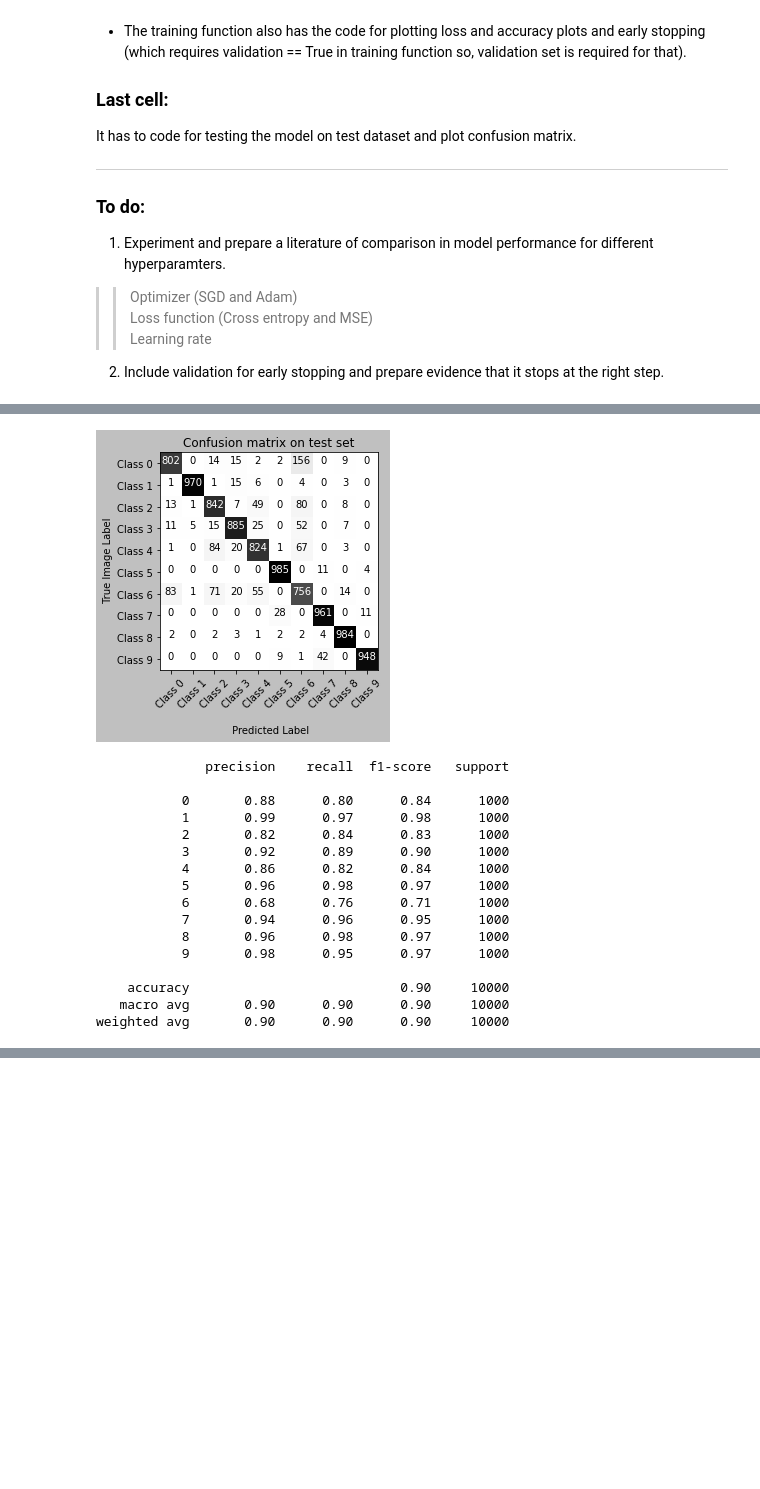
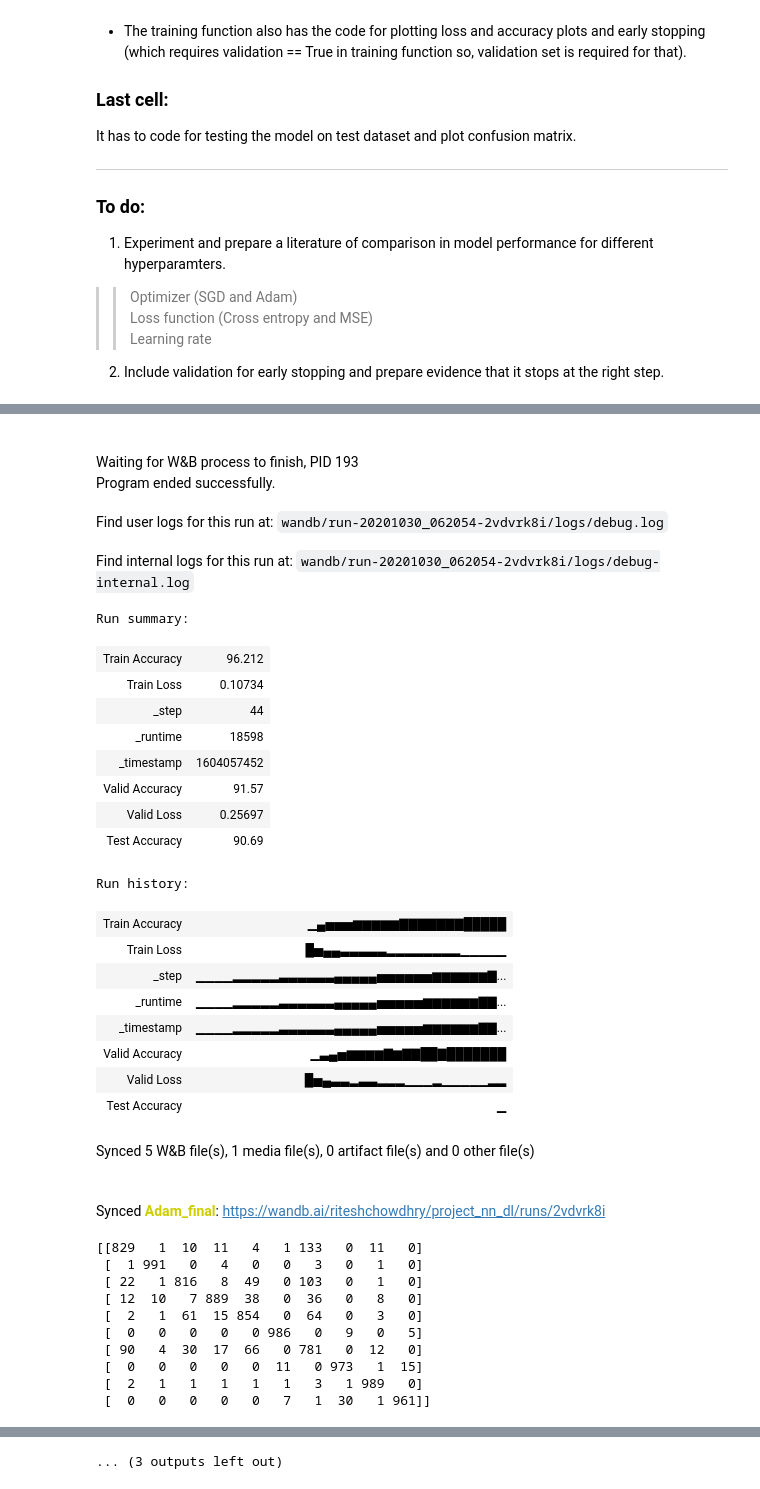
Before and after one commit to Akl2/FashionMNIST_EEL6814_P1, a Jupyter notebook: CNN_Model_Project_NN&DL.ipynb, the cells around one changed output, grey strips where cells are left out. Saved outputs shown, nothing was run; the diff lists cells and outputs as text; code cells hidden in the pictures; blank space fills up the shorter version.

```diff
--- a/CNN_Model_Project_NN&DL.ipynb
+++ b/CNN_Model_Project_NN&DL.ipynb
@@ -284,10 +393,15 @@ def prediction(test_dataloader, model):
 trans = transforms.Compose([transforms.ToTensor(), transforms.Normalize((0.5,), (0.5,))])
 
 path_data = "/content"
+validation_status = True
 
-# MNIST dataset
+# FashionMNIST dataset
 train_dataset = datasets.FashionMNIST(root=path_data, train=True, transform=trans, download=True)
-test_dataset = datasets.FashionMNIST(root=path_data, train=False, transform=trans)
+test_dataset = datasets.FashionMNIST(root=path_data, train=False, transform=trans, download=True)
+
+if(validation_status == True):
+  train_dataset, val_dataset = torch.utils.data.random_split(train_dataset, [50000, 10000])
+  # train_dataset, val_dataset= train_test_split(train_dataset, test_size=0.1, stratify = train_dataset)
 # %% [output]
 Downloading http://fashion-mnist.s3-website.eu-central-1.amazonaws.com/train-images-idx3-ubyte.gz to /content/FashionMNIST/raw/train-images-idx3-ubyte.gz
 Extracting /content/FashionMNIST/raw/train-images-idx3-ubyte.gz to /content/FashionMNIST/raw
@@ -363,12 +561,15 @@ Time elapsed:  7.70459676583608  minutes
 # %%
 # Testing cell
 # Confusion matrix plot and some other metrics like recall, precision and accuracy.
-
+flag_wandb_log_status = True
 b_s = test_loader.batch_size
 length_loader = len(test_loader)
-prediction_dataset, correct_label = prediction(test_loader, model)
+prediction_dataset, correct_label, test_accuracy = prediction(test_loader, model, wandb_log_status = flag_wandb_log_status )
+if(flag_wandb_log_status == True):
+  run_object.finish()
+
+
 length_prediction = b_s*length_loader
-
 prediction_dataset = np.array(prediction_dataset)
 prediction_dataset.resize([1,length_prediction])
 prediction_dataset.squeeze()
@@ -384,10 +585,12 @@ correct_label = correct_label[0]
 
 c_matrix = (confusion_matrix(correct_label, prediction_dataset,labels= [0,1,2,3,4,5,6,7,8,9]))
 
+CM_title = "Confusion matrix test set, accuracy = " + str(test_accuracy)
+
 print(" ")
 print(c_matrix)
 print(" ")
 classes = ["Class 0","Class 1","Class 2","Class 3","Class 4","Class 5","Class 6","Class 7","Class 8","Class 9"]
-confusion_matrix_plot(c_matrix, classes , title="Confusion matrix on test set" )
+confusion_matrix_plot(c_matrix, classes , title= CM_title, name_run_wandb = wandb_run_name)
 print(classification_report(correct_label, prediction_dataset))
 # %% [output]
@@ -406,17 +599,34 @@ Accuracy:  89.57
-[figure, removed]
+Waiting for W&B process to finish, PID 193
+Program ended successfully.
+Find user logs for this run at: wandb/run-20201030_062054-2vdvrk8i/logs/debug.log
+Find internal logs for this run at: wandb/run-20201030_062054-2vdvrk8i/logs/debug-internal.log
-              precision    recall  f1-score   support
-
-           0       0.88      0.80      0.84      1000
-           1       0.99      0.97      0.98      1000
-           2       0.82      0.84      0.83      1000
-           3       0.92      0.89      0.90      1000
-           4       0.86      0.82      0.84      1000
-           5       0.96      0.98      0.97      1000
-           6       0.68      0.76      0.71      1000
-           7       0.94      0.96      0.95      1000
-           8       0.96      0.98      0.97      1000
-           9       0.98      0.95      0.97      1000
-
-    accuracy                           0.90     10000
-   macro avg       0.90      0.90      0.90     10000
-weighted avg       0.90      0.90      0.90     10000
+Run summary:
+| Train Accuracy | 96.212 |
+| Train Loss | 0.10734 |
+| _step | 44 |
+| _runtime | 18598 |
+| _timestamp | 1604057452 |
+| Valid Accuracy | 91.57 |
+| Valid Loss | 0.25697 |
+| Test Accuracy | 90.69 |
+Run history:
+| Train Accuracy | ▁▄▅▅▅▆▆▆▆▆▇▇▇▇▇▇▇█████ |
+| Train Loss | █▅▄▄▃▃▃▃▃▂▂▂▂▂▂▂▂▁▁▁▁▁ |
+| _step | ▁▁▁▁▂▂▂▂▂▃▃▃▃▃▃▄▄▄▄▄▅▅▅▅▅▅▆▆▆▆▆▆▇... |
+| _runtime | ▁▁▁▁▂▂▂▂▂▃▃▃▃▃▃▄▄▄▄▄▅▅▅▅▅▆▆▆▆▆▆▇▇... |
+| _timestamp | ▁▁▁▁▂▂▂▂▂▃▃▃▃▃▃▄▄▄▄▄▅▅▅▅▅▆▆▆▆▆▆▇▇... |
+| Valid Accuracy | ▁▃▄▅▆▆▆▆▇▆▇▇██▇███████ |
+| Valid Loss | █▅▄▃▃▂▃▃▂▂▂▁▁▁▂▁▁▁▁▁▂▂ |
+| Test Accuracy | ▁ |
+Synced 5 W&B file(s), 1 media file(s), 0 artifact file(s) and 0 other file(s)
+Synced Adam_final: https://wandb.ai/riteshchowdhry/project_nn_dl/runs/2vdvrk8i
+[[829   1  10  11   4   1 133   0  11   0]
+ [  1 991   0   4   0   0   3   0   1   0]
+ [ 22   1 816   8  49   0 103   0   1   0]
+ [ 12  10   7 889  38   0  36   0   8   0]
+ [  2   1  61  15 854   0  64   0   3   0]
+ [  0   0   0   0   0 986   0   9   0   5]
+ [ 90   4  30  17  66   0 781   0  12   0]
+ [  0   0   0   0   0  11   0 973   1  15]
+ [  2   1   1   1   1   1   3   1 989   0]
+ [  0   0   0   0   0   7   1  30   1 961]]
@@ -422,0 +634 @@ weighted avg       0.90      0.90      0.90     10000
+... (3 outputs left out)
```
Also changed, not shown: parts of 10 cells of this notebook.
